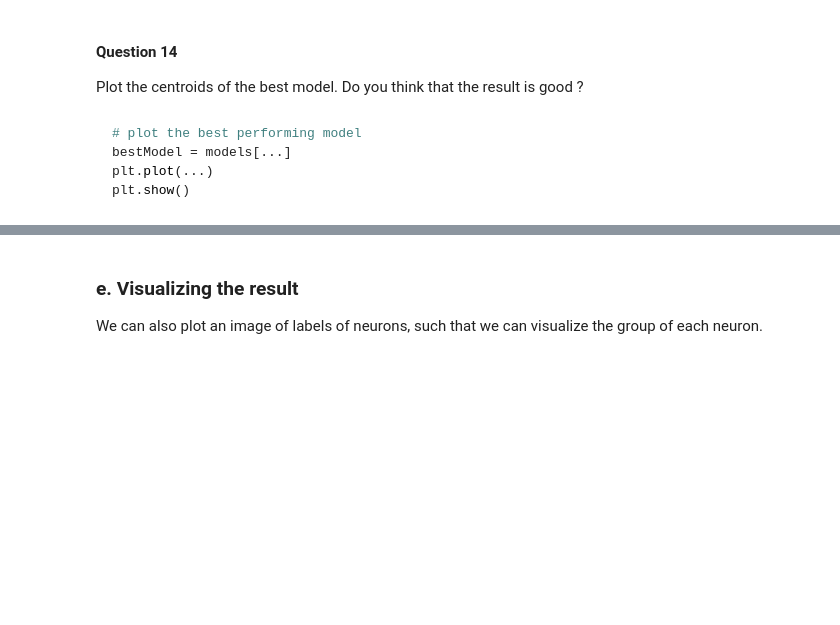
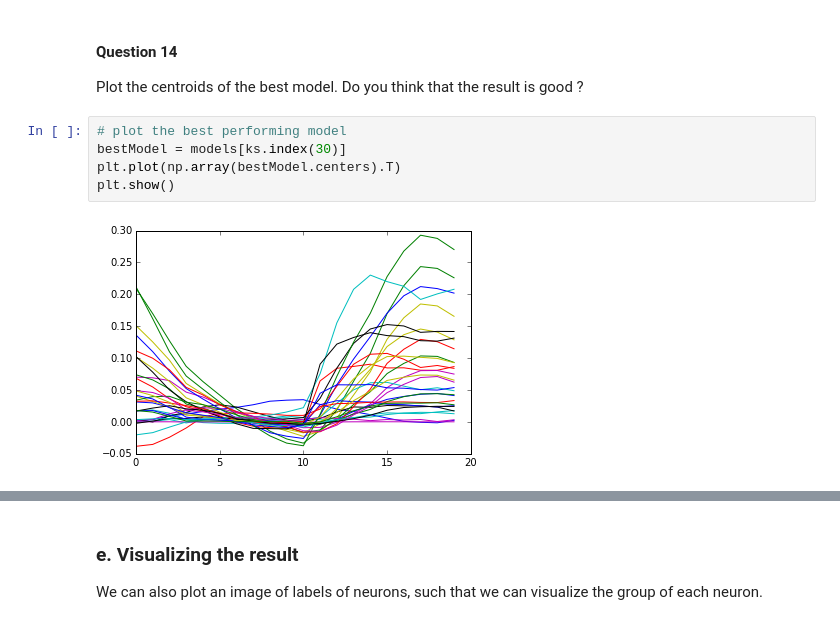
Before and after one commit to adriculteur/Algorithmic-Machine-Learning, a Jupyter notebook: Notebooks/[Lecture 12+13] Analyzing Neuroimaging Data with PySpark and Thunder.ipynb, the cells around one changed output, grey strips where cells are left out. Saved outputs shown, nothing was run; the diff lists cells and outputs as text; blank space fills up the shorter version.

````diff
--- a/Notebooks/[Lecture 12+13] Analyzing Neuroimaging Data with PySpark and Thunder.ipynb
+++ b/Notebooks/[Lecture 12+13] Analyzing Neuroimaging Data with PySpark and Thunder.ipynb
@@ -683,10 +680,10 @@ To this end, it is often worth assessing a model by measuring its impact on the
 
 #### Question 14
 Plot the centroids of the best model. Do you think that the result is good ?
-# %% [markdown]
-```python
-# plot the best performing model
-bestModel = models[...]
-plt.plot(...)
-plt.show()
-```
+# %%
+# plot the best performing model
+bestModel = models[ks.index(30)]
+plt.plot(np.array(bestModel.centers).T)
+plt.show()
+# %% [output]
+[figure, added]
````
Also changed, not shown: parts of 27 cells of this notebook.
